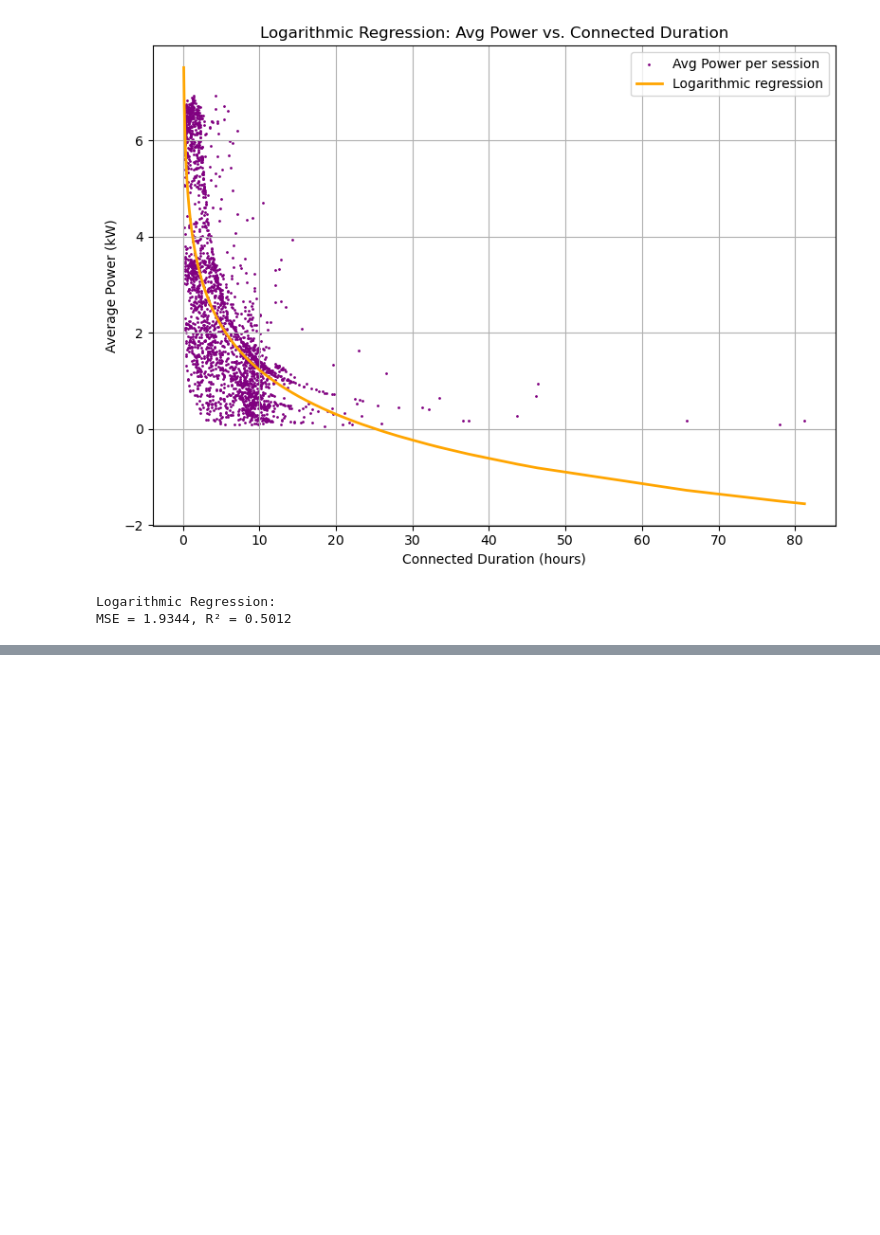
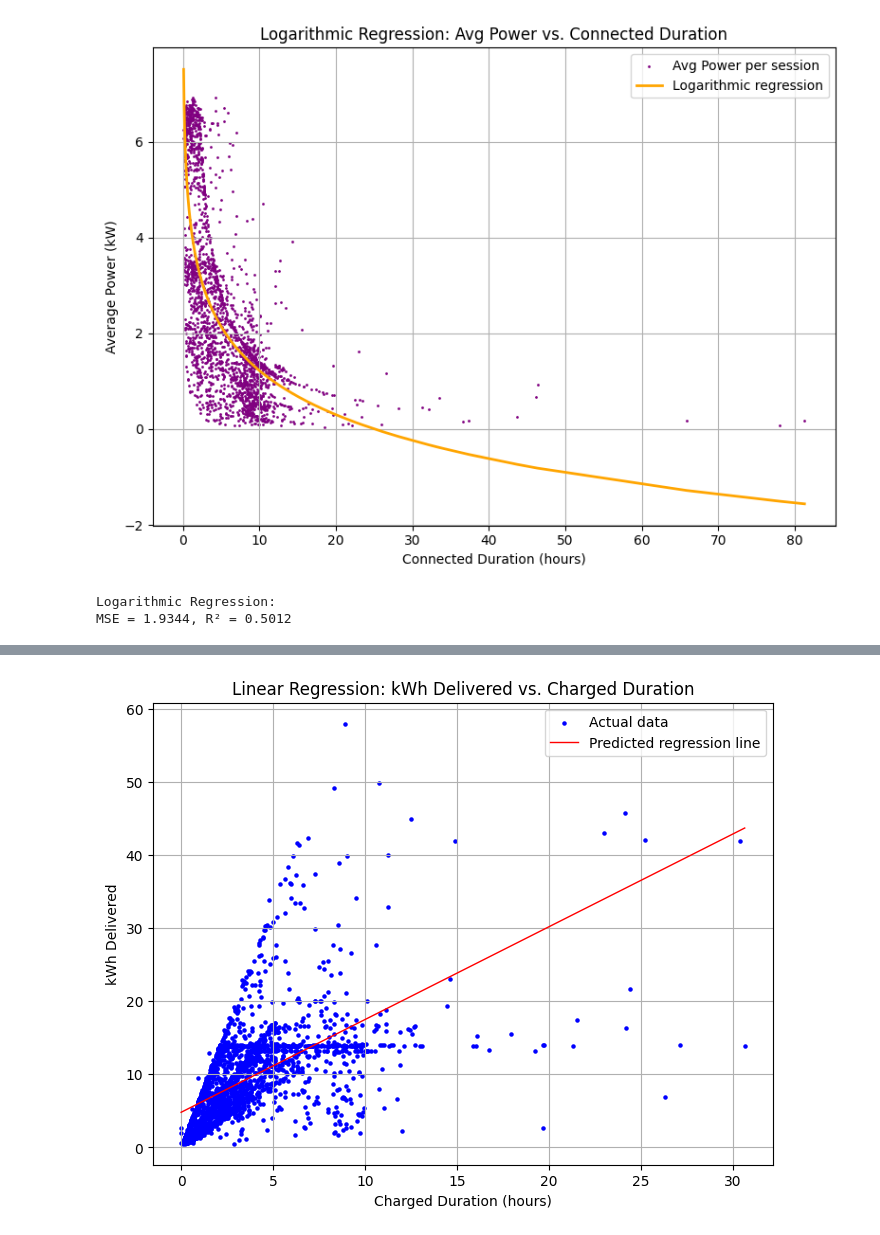
Before and after one commit to BartM37/ML_New, a Jupyter notebook: Method 1_Regression.ipynb, the cells around one changed output, grey strips where cells are left out. Cells and saved outputs as stored; diff of their text form; code cells hidden in the pictures; blank space fills up the shorter version.

```diff
--- a/Method 1_Regression.ipynb
+++ b/Method 1_Regression.ipynb
@@ -525,0 +586,29 @@ Polynomial (deg=2)     | MSE: 1.9586 | R²: 0.4946
+# %%
+import matplotlib.pyplot as plt
+import numpy as np
+
+# 1. Predict on the test set using your trained model
+y_pred = model.predict(X_test)
+
+# 2. Create a scatter plot for the actual test data using 'charged_duration_hours'
+plt.figure(figsize=(8, 6))
+plt.scatter(X_test['charged_duration_hours'], y_test, color='blue', s=5, label='Actual data')
+
+# 3. Sort the test set by 'charged_duration_hours' to correctly plot the regression line
+X_test_sorted = X_test.sort_values(by='charged_duration_hours')
+y_pred_sorted = model.predict(X_test_sorted)
+
+# 4. Plot the regression line
+plt.plot(X_test_sorted['charged_duration_hours'], y_pred_sorted, color='red', linewidth=1, label='Predicted regression line')
+
+# 5. Label the axes and add a title
+plt.xlabel('Charged Duration (hours)')
+plt.ylabel('kWh Delivered')
+plt.title('Linear Regression: kWh Delivered vs. Charged Duration')
+plt.legend()
+plt.grid(True)
+
+# 6. Display the plot
+plt.show()
+# %% [output]
+[figure, added]
```
Also changed, not shown: parts of 6 cells of this notebook.
